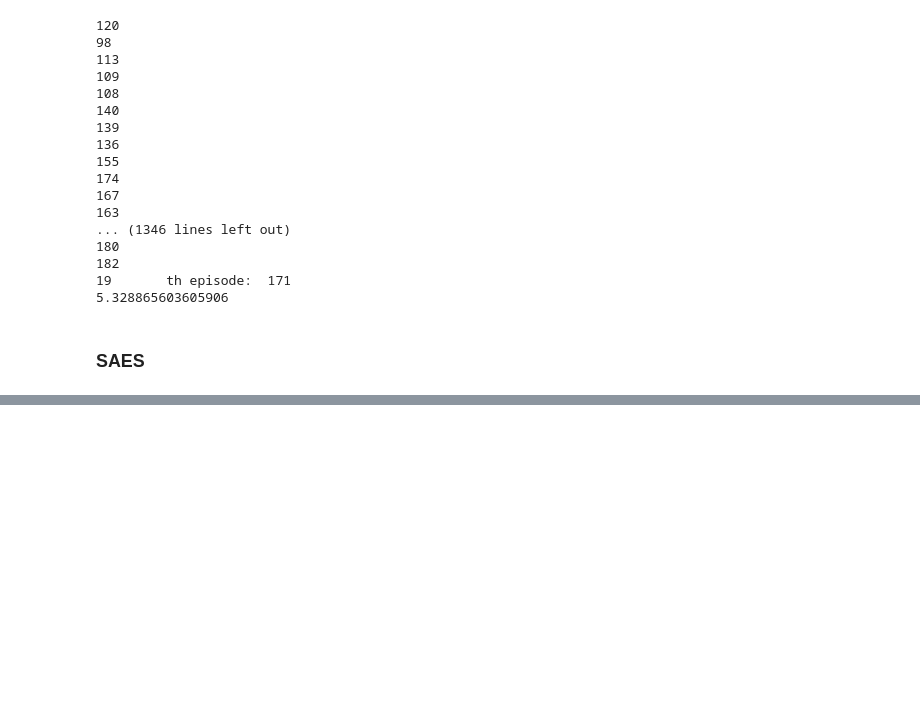
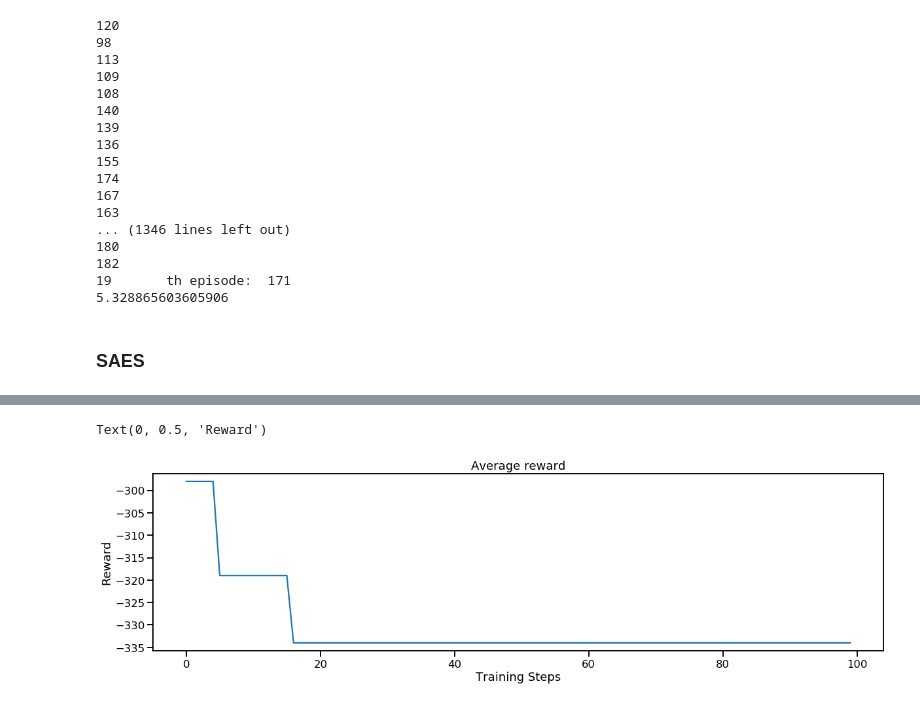
Before and after one commit to AutomnePAN/INF581-project-daxigua, a Jupyter notebook: Policy_Search_Agent.ipynb, the cells around one changed output, grey strips where cells are left out. Cells and saved outputs as stored; diff of their text form; code cells hidden in the pictures; blank space fills up the shorter version.

```diff
--- a/Policy_Search_Agent.ipynb
+++ b/Policy_Search_Agent.ipynb
@@ -458,0 +475,8 @@ The game is finish, final score is 165
+# %%
+df = pd.DataFrame.from_dict(hist_dict, orient='index')
+ax = df[0].plot(title="Average reward", figsize=(20, 5));
+plt.xlabel("Training Steps")
+plt.ylabel("Reward")
+# %% [output]
+Text(0, 0.5, 'Reward')
+[figure, added]
```
Also changed, not shown: parts of 8 cells of this notebook, 1 other file.
